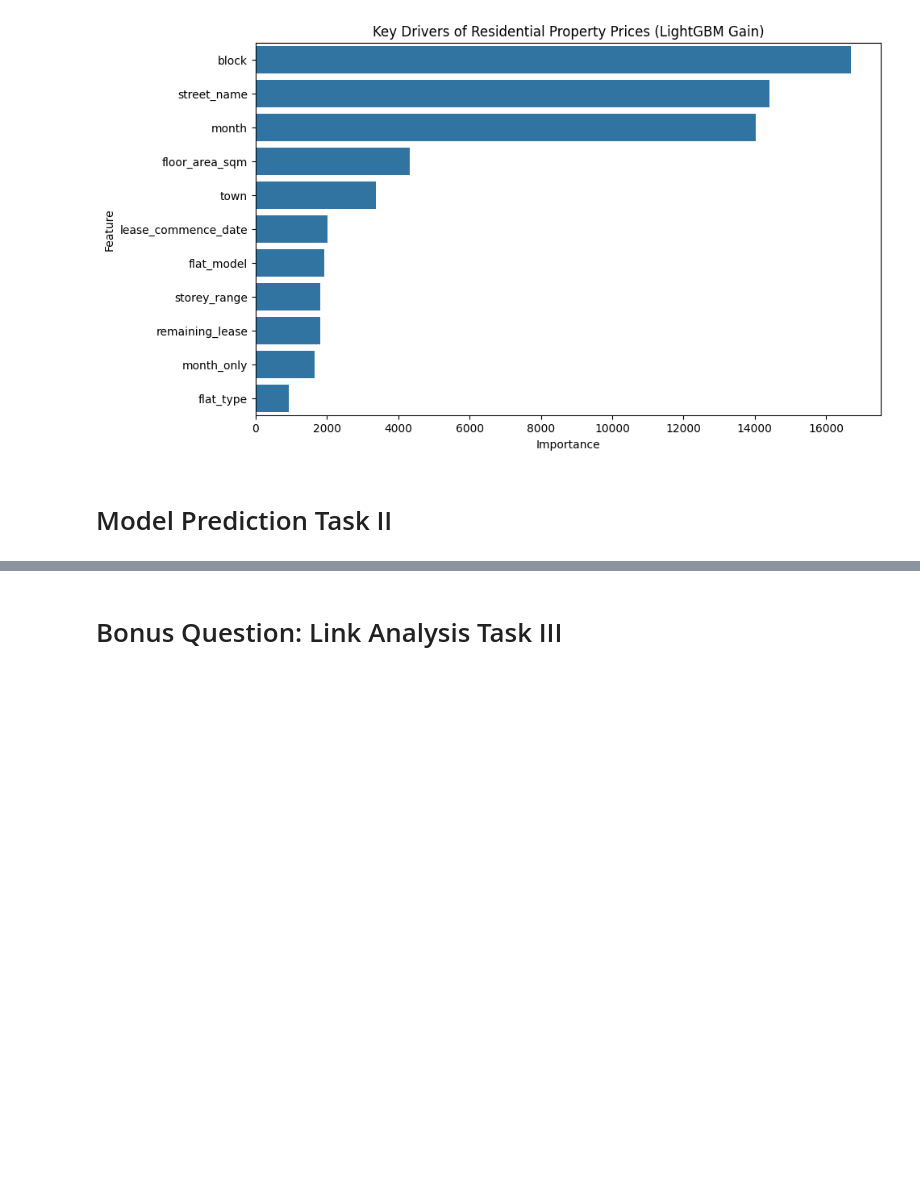
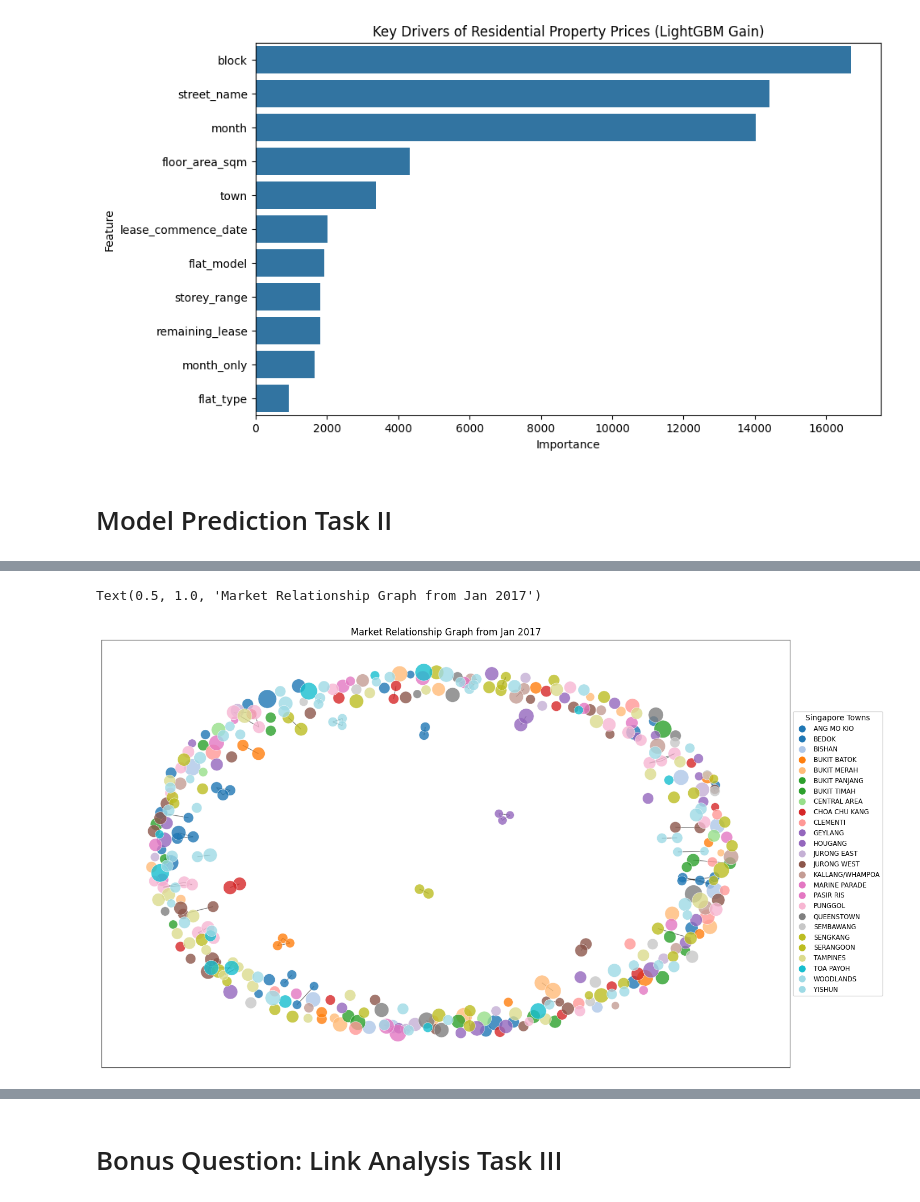
Before and after one commit to risafheng/sg_property_price_predictor, a Jupyter notebook: sg_property_price_predictor.ipynb, the cells around one changed output, grey strips where cells are left out. Saved outputs shown, nothing was run; the diff lists cells and outputs as text; code cells hidden in the pictures; blank space fills up the shorter version.

```diff
--- a/sg_property_price_predictor.ipynb
+++ b/sg_property_price_predictor.ipynb
@@ -964,0 +973,3 @@ Explain the factors and considerations in building an in-house predictive model
+# %%
+df_2017 = df.loc[df["month"]>="2017-01"].reset_index(drop=True)
+df_2017.head()
@@ -964,0 +1023,34 @@ Explain the factors and considerations in building an in-house predictive model
+# %%
+G = nx.Graph()
+for i, row in df_2017_sample.iterrows() :
+    G.add_node(i, town=row['town'], price=row['resale_price'], type=row['flat_type'])
+
+# Connect nodes if they are on the same street and have the same flat type
+for _, group in df_2017_sample.groupby(['street_name', 'flat_type']):
+    indices = group.index.tolist()
+    # Connect every listing on this street of this type to each other
+    for i in range(len(indices)):
+        for j in range(i + 1, len(indices)):
+            G.add_edge(indices[i], indices[j])
+# %%
+plt.figure(figsize=(16, 10))
+pos = nx.spring_layout(G, k=0.12, iterations=50, seed=42)
+
+node_color_list = [town_colors[G.nodes[n]['town']] for n in G.nodes()]
+node_size_list = [G.nodes[n]['price'] / 1800 for n in G.nodes()] # Scaled for visibility
+
+nx.draw_networkx_nodes(G, pos, node_size=node_size_list, node_color=node_color_list, alpha=0.8, edgecolors='white', linewidths=0.5)
+nx.draw_networkx_edges(G, pos, alpha=0.5, edge_color='black')
+legend_elements = [
+    Line2D([0], [0], marker='o', color='w', label=town,
+           markerfacecolor=town_colors[town], markersize=10)
+    for town in unique_towns
+]
+
+# Position the legend outside the main plot area for clarity
+plt.legend(handles=legend_elements, title="Singapore Towns",
+           loc='center left', bbox_to_anchor=(1, 0.5), fontsize='small', ncol=1)
+plt.title("Market Relationship Graph from Jan 2017")
+# %% [output]
+Text(0.5, 1.0, 'Market Relationship Graph from Jan 2017')
+[figure, added]
```
Also changed, not shown: parts of 9 cells of this notebook.
